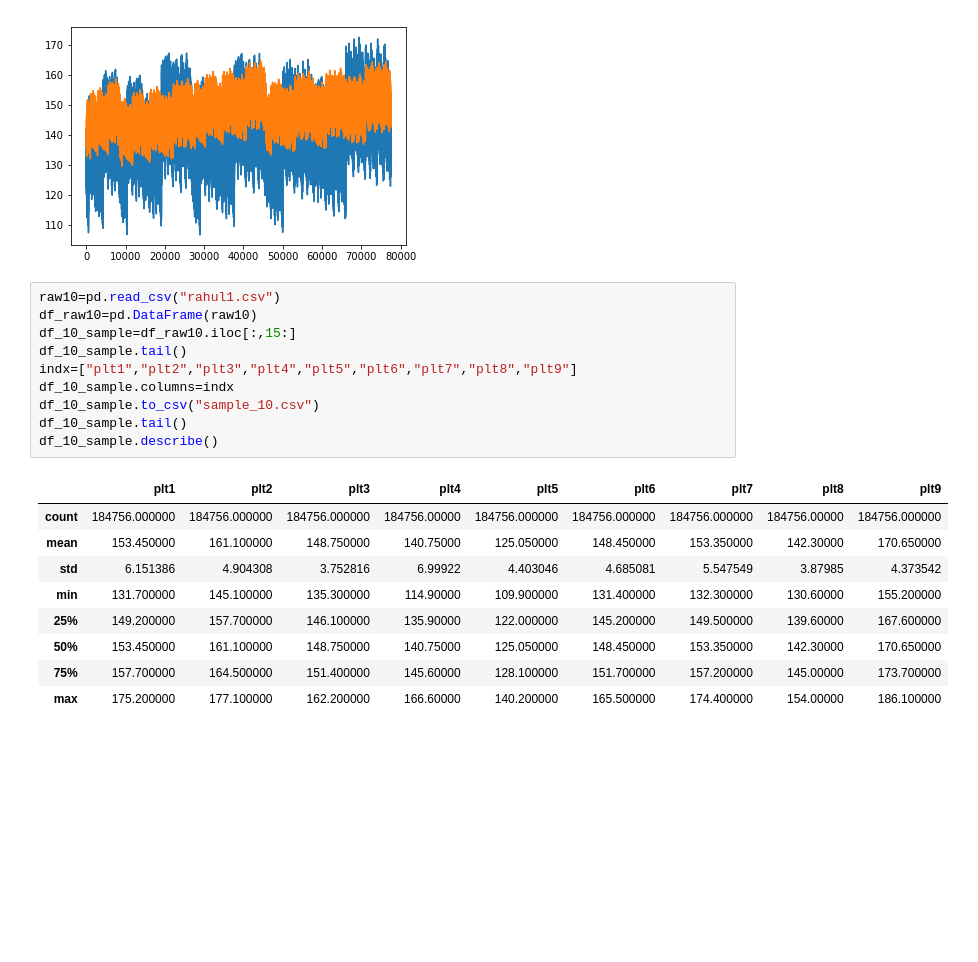
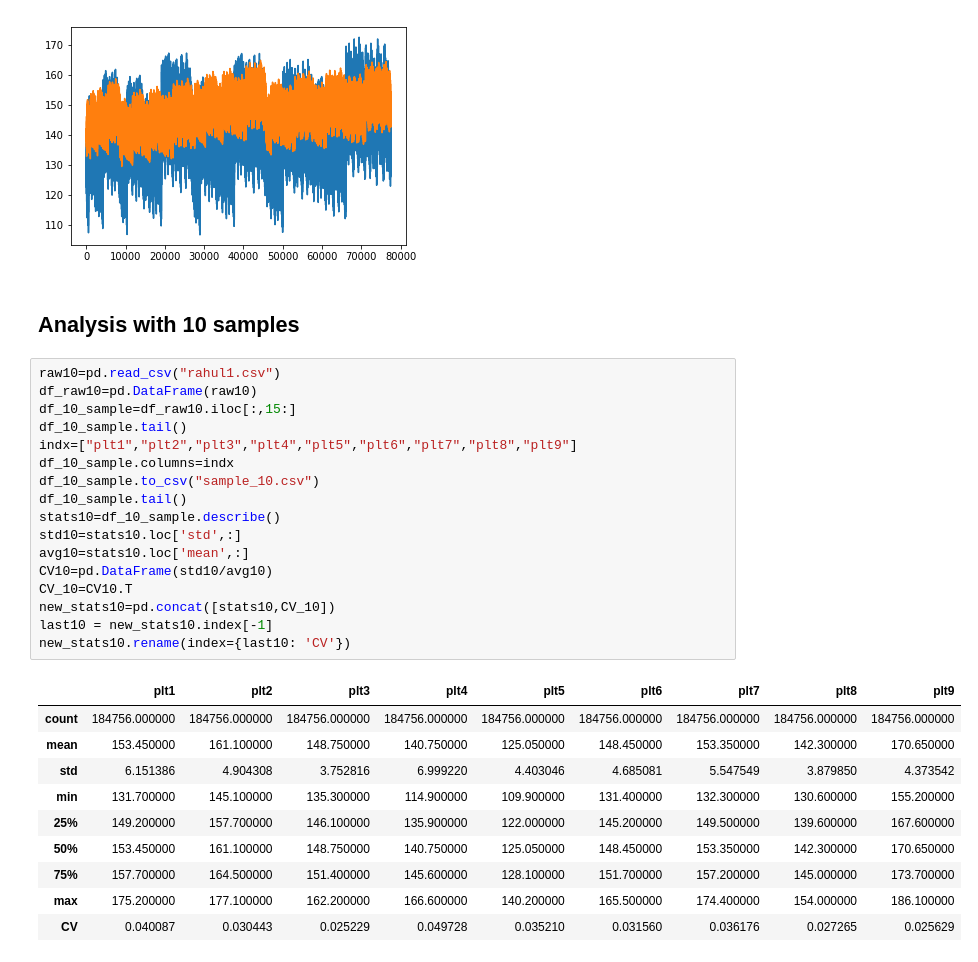
Before and after one commit to rahulrajias/plant_height, a Jupyter notebook: plant_height.ipynb, the cells around one changed output. Cells and saved outputs as stored; diff of their text form; blank space fills up the shorter version.

```diff
--- a/plant_height.ipynb
+++ b/plant_height.ipynb
@@ -61,23 +95,33 @@ df_7_sample['plt3'].plot()
 # %% [output]
 <matplotlib.axes._subplots.AxesSubplot at 0x...>
 [figure]
+# %% [markdown]
+## Analysis with 10 samples
 # %%
 raw10=pd.read_csv("rahul1.csv")
 df_raw10=pd.DataFrame(raw10)
 df_10_sample=df_raw10.iloc[:,15:]
 df_10_sample.tail()
 indx=["plt1","plt2","plt3","plt4","plt5","plt6","plt7","plt8","plt9"]
 df_10_sample.columns=indx
 df_10_sample.to_csv("sample_10.csv")
 df_10_sample.tail()
-df_10_sample.describe()
+stats10=df_10_sample.describe()
+std10=stats10.loc['std',:]
+avg10=stats10.loc['mean',:]
+CV10=pd.DataFrame(std10/avg10)
+CV_10=CV10.T
+new_stats10=pd.concat([stats10,CV_10])
+last10 = new_stats10.index[-1]
+new_stats10.rename(index={last10: 'CV'})
 # %% [output]
 |  | plt1 | plt2 | plt3 | plt4 | plt5 | plt6 | plt7 | plt8 | plt9 |
-| count | 184756.000000 | 184756.000000 | 184756.000000 | 184756.00000 | 184756.000000 | 184756.000000 | 184756.000000 | 184756.00000 | 184756.000000 |
-| mean | 153.450000 | 161.100000 | 148.750000 | 140.75000 | 125.050000 | 148.450000 | 153.350000 | 142.30000 | 170.650000 |
-| std | 6.151386 | 4.904308 | 3.752816 | 6.99922 | 4.403046 | 4.685081 | 5.547549 | 3.87985 | 4.373542 |
-| min | 131.700000 | 145.100000 | 135.300000 | 114.90000 | 109.900000 | 131.400000 | 132.300000 | 130.60000 | 155.200000 |
-| 25% | 149.200000 | 157.700000 | 146.100000 | 135.90000 | 122.000000 | 145.200000 | 149.500000 | 139.60000 | 167.600000 |
-| 50% | 153.450000 | 161.100000 | 148.750000 | 140.75000 | 125.050000 | 148.450000 | 153.350000 | 142.30000 | 170.650000 |
-| 75% | 157.700000 | 164.500000 | 151.400000 | 145.60000 | 128.100000 | 151.700000 | 157.200000 | 145.00000 | 173.700000 |
-| max | 175.200000 | 177.100000 | 162.200000 | 166.60000 | 140.200000 | 165.500000 | 174.400000 | 154.00000 | 186.100000 |
+| count | 184756.000000 | 184756.000000 | 184756.000000 | 184756.000000 | 184756.000000 | 184756.000000 | 184756.000000 | 184756.000000 | 184756.000000 |
+| mean | 153.450000 | 161.100000 | 148.750000 | 140.750000 | 125.050000 | 148.450000 | 153.350000 | 142.300000 | 170.650000 |
+| std | 6.151386 | 4.904308 | 3.752816 | 6.999220 | 4.403046 | 4.685081 | 5.547549 | 3.879850 | 4.373542 |
+| min | 131.700000 | 145.100000 | 135.300000 | 114.900000 | 109.900000 | 131.400000 | 132.300000 | 130.600000 | 155.200000 |
+| 25% | 149.200000 | 157.700000 | 146.100000 | 135.900000 | 122.000000 | 145.200000 | 149.500000 | 139.600000 | 167.600000 |
+| 50% | 153.450000 | 161.100000 | 148.750000 | 140.750000 | 125.050000 | 148.450000 | 153.350000 | 142.300000 | 170.650000 |
+| 75% | 157.700000 | 164.500000 | 151.400000 | 145.600000 | 128.100000 | 151.700000 | 157.200000 | 145.000000 | 173.700000 |
+| max | 175.200000 | 177.100000 | 162.200000 | 166.600000 | 140.200000 | 165.500000 | 174.400000 | 154.000000 | 186.100000 |
+| CV | 0.040087 | 0.030443 | 0.025229 | 0.049728 | 0.035210 | 0.031560 | 0.036176 | 0.027265 | 0.025629 |
```
Also changed, not shown: parts of 6 cells of this notebook.
